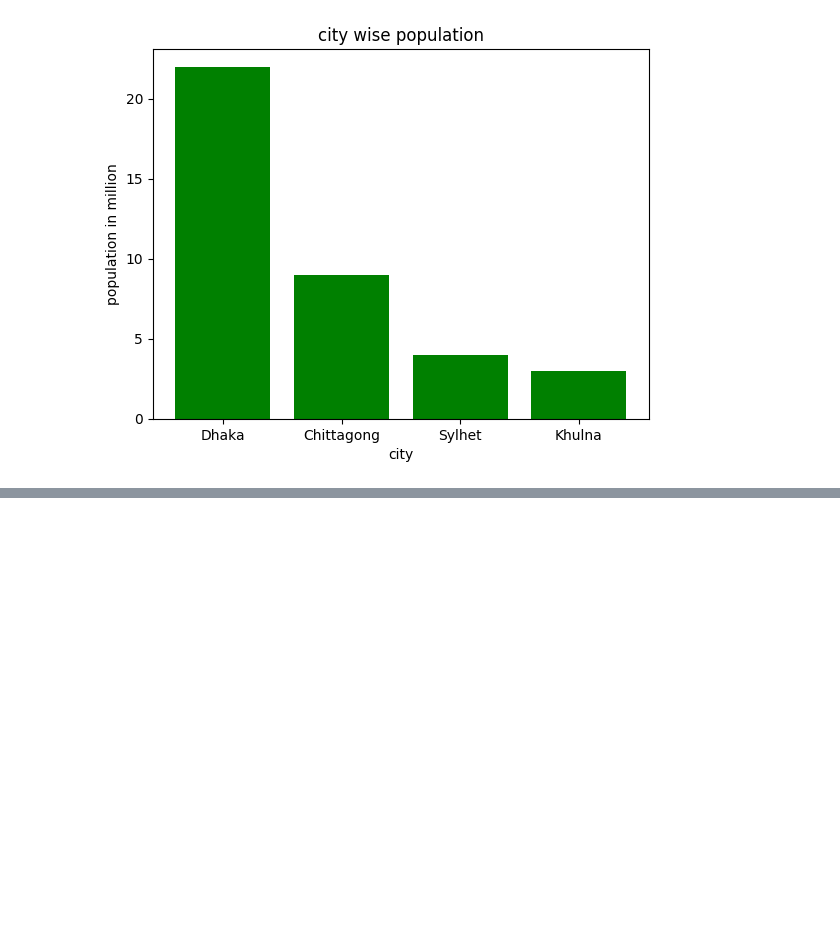
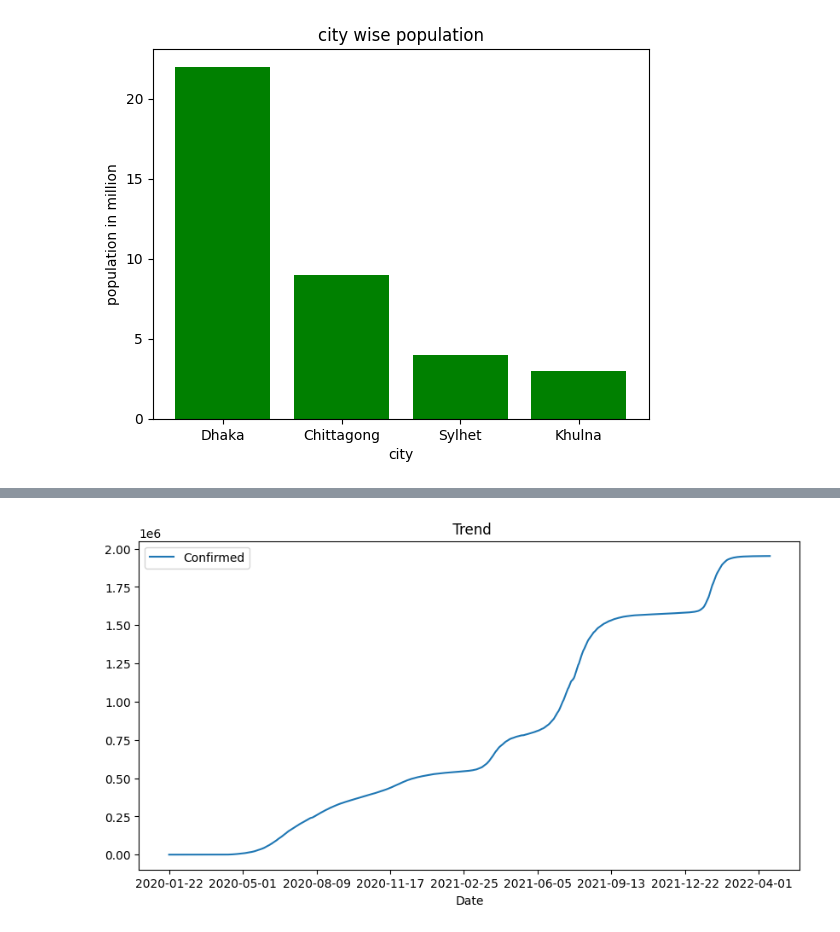
Before and after one commit to K-REDWAN/DATA-SCIENCE-JOURNEY, a Jupyter notebook: Visual.ipynb, the cells around one changed output, grey strips where cells are left out. Saved outputs shown, nothing was run; the diff lists cells and outputs as text; code cells hidden in the pictures; blank space fills up the shorter version.

```diff
--- a/Visual.ipynb
+++ b/Visual.ipynb
@@ -39,0 +67,13 @@ plt.show()
+# %%
+import matplotlib.pyplot as plt
+import pandas as pd
+
+url = "https://raw.githubusercontent.com/datasets/covid-19/main/data/countries-aggregated.csv"
+df = pd.read_csv(url)
+
+bd = df[df["Country"] == "Bangladesh"]
+bd.plot(x="Date", y="Confirmed", figsize=(10,5))
+plt.title(" Trend")
+plt.show()
+# %% [output]
+[figure, added]
```
Also changed, not shown: parts of 5 cells of this notebook.
